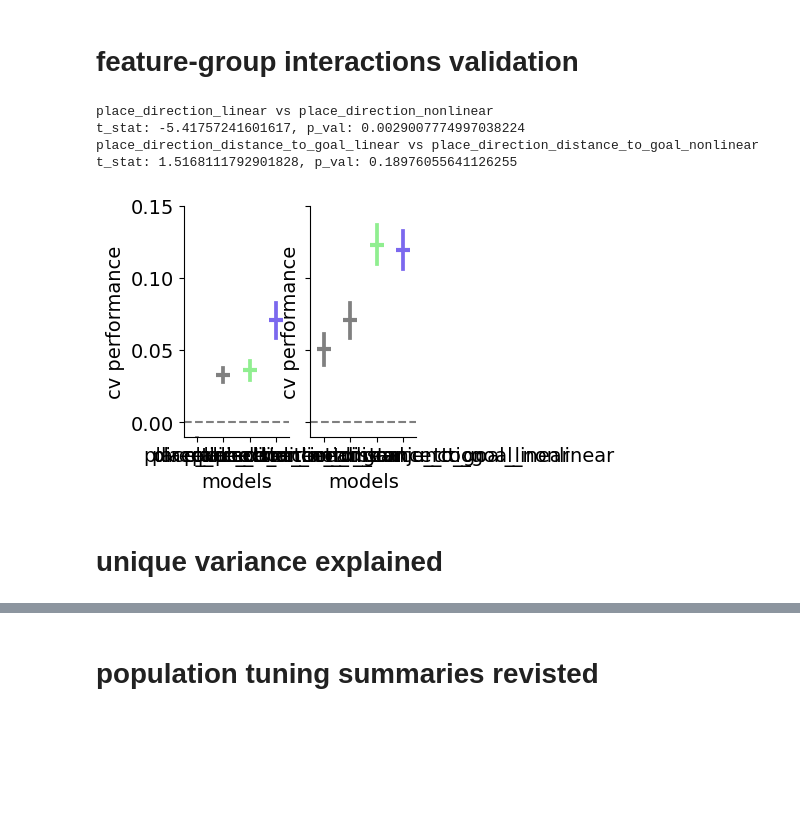
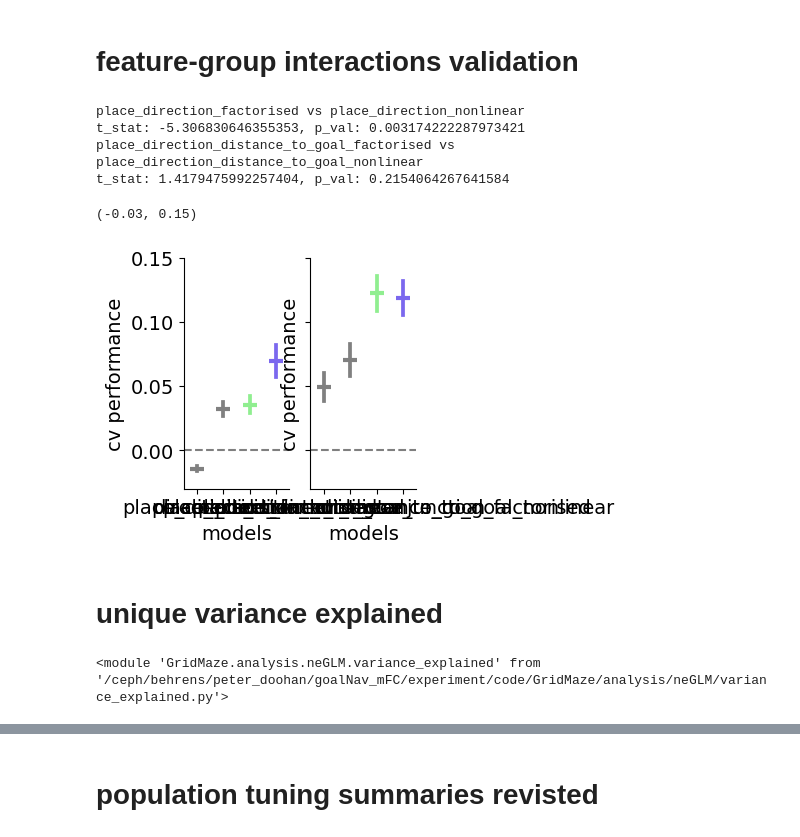
Before and after one commit to peterdoohan/GridMaze-mFC, a Jupyter notebook: Notebooks/neGLM.ipynb, the cells around one changed output, grey strips where cells are left out. Cells and saved outputs as stored; diff of their text form; code cells hidden in the pictures; blank space fills up the shorter version.

```diff
--- a/Notebooks/neGLM.ipynb
+++ b/Notebooks/neGLM.ipynb
@@ -78,33 +80,38 @@ interaction_validation_results = lms.load_model_set_cv_scores(
 # %%
 reload(mc)
 f, axes = plt.subplots(1, 2, figsize=(3, 3), sharey=True)
 mc.plot_interaction_validation(
     interaction_validation_results,
-    models=["place", "direction", "place_direction_linear", "place_direction_nonlinear"],
+    models=["place", "direction", "place_direction_factorised", "place_direction_nonlinear"],
     ax=axes[0],
 )
 mc.plot_interaction_validation(
     interaction_validation_results,
     models=[
         "place_direction_conjunction",
         "distance_to_goal",
-        "place_direction_distance_to_goal_linear",
+        "place_direction_distance_to_goal_factorised",
         "place_direction_distance_to_goal_nonlinear",
     ],
     ax=axes[1],
 )
-axes[0].set_ylim(-0.01, 0.15)
-f.savefig("../results/nbeGLM/figures/interaction_validation.pdf")
+axes[0].set_ylim(-0.03, 0.15)
+# f.savefig("../results/nbeGLM/figures/interaction_validation.pdf")
 # %% [output]
-place_direction_linear vs place_direction_nonlinear
-t_stat: -5.41757241601617, p_val: 0.0029007774997038224
-place_direction_distance_to_goal_linear vs place_direction_distance_to_goal_nonlinear
-t_stat: 1.5168111792901828, p_val: 0.18976055641126255
+place_direction_factorised vs place_direction_nonlinear
+t_stat: -5.306830646355353, p_val: 0.003174222287973421
+place_direction_distance_to_goal_factorised vs place_direction_distance_to_goal_nonlinear
+t_stat: 1.4179475992257404, p_val: 0.2154064267641584
+(-0.03, 0.15)
-[figure, old version]
+[figure, new version]
 # %% [markdown]
 # unique variance explained
 # %%
-from GridMaze.analysis.nbeGLM import variance_explained as ve
+from GridMaze.analysis.neGLM import variance_explained as ve
+
+reload(ve)
+# %% [output]
+<module 'GridMaze.analysis.neGLM.variance_explained' from '/ceph/behrens/peter_doohan/goalNav_mFC/experiment/code/GridMaze/analysis/neGLM/variance_explained.py'>
 # %%
 variance_explained_results = lms.load_model_set_cv_scores(
     "variance_explained", maze_names=["maze_1", "maze_2", "rooms_maze"], all_completed=True
```
Also changed, not shown: parts of 28 cells of this notebook.
